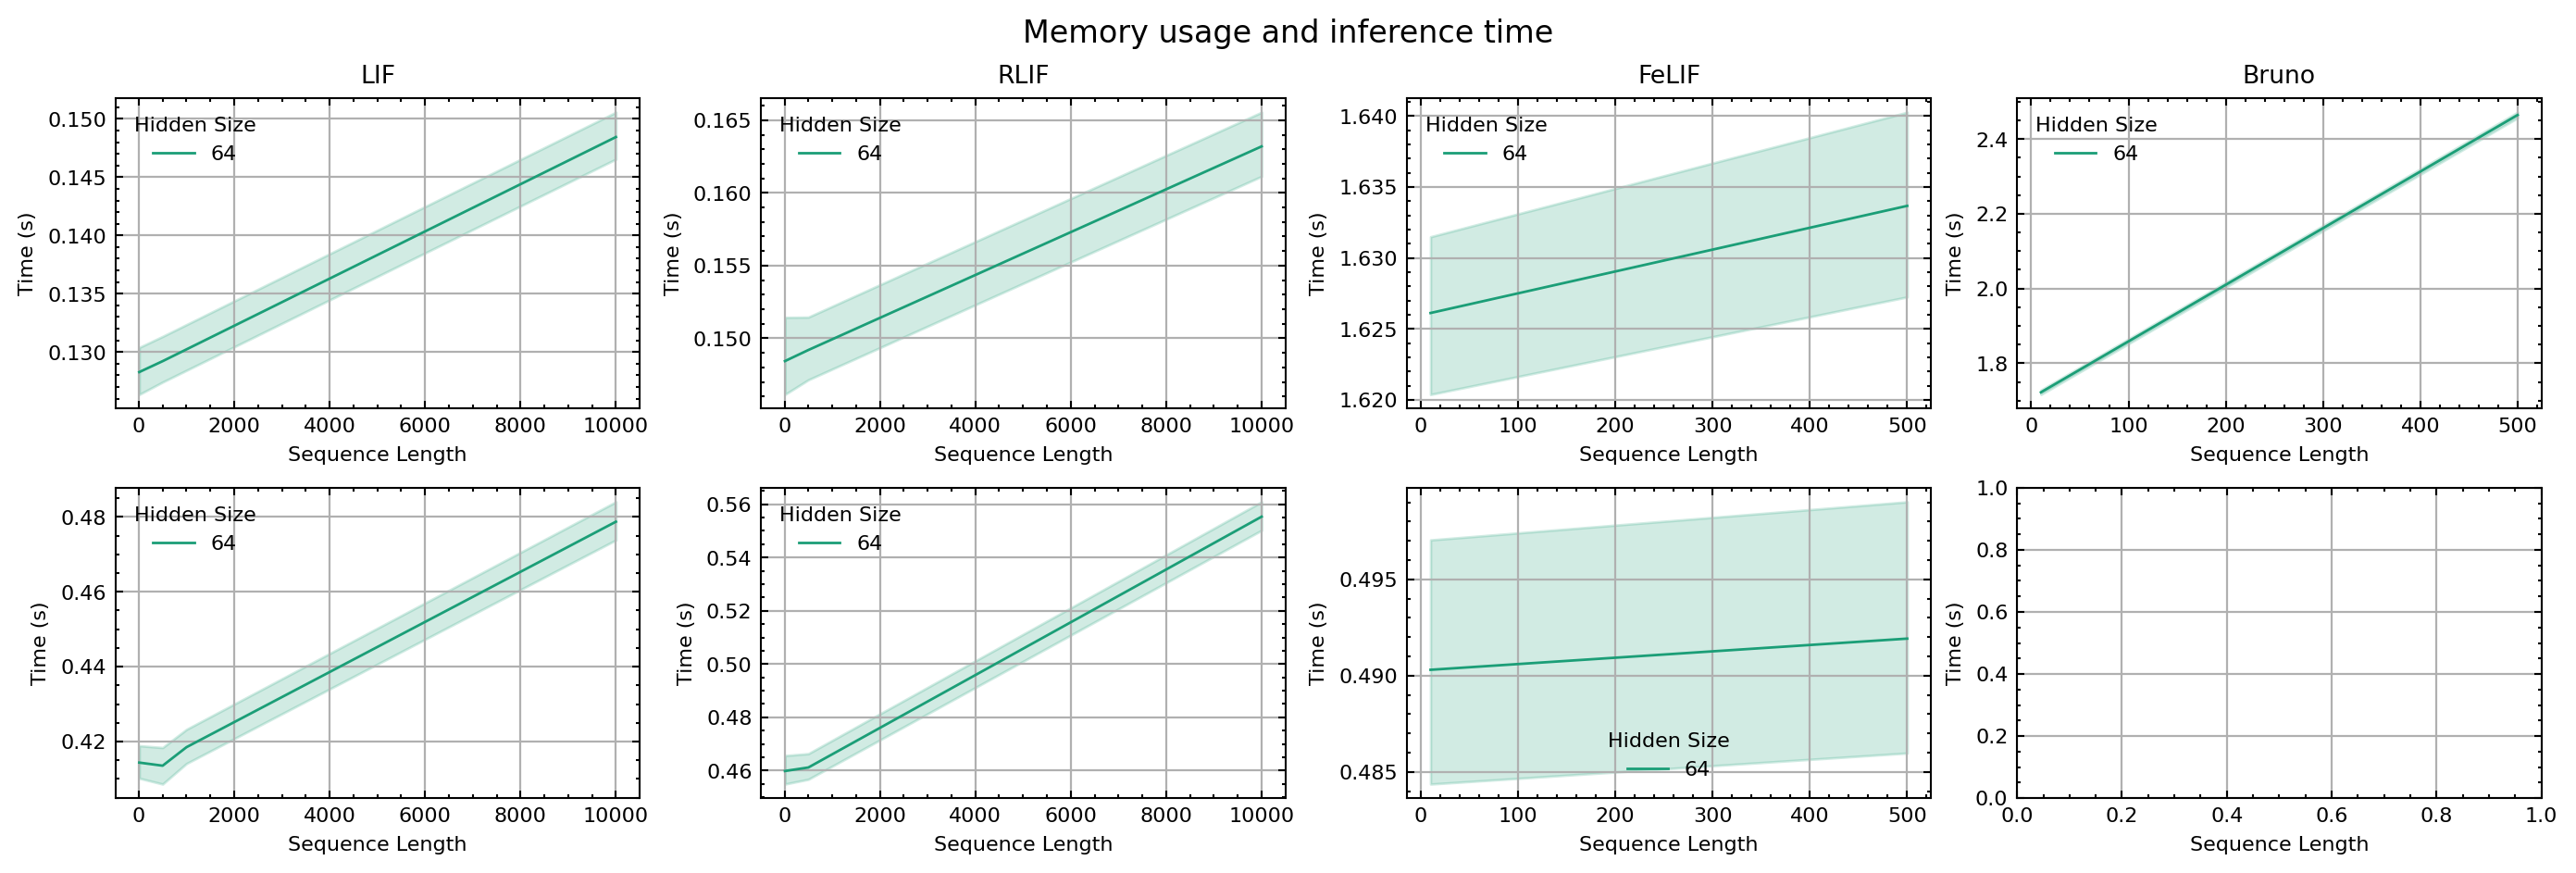
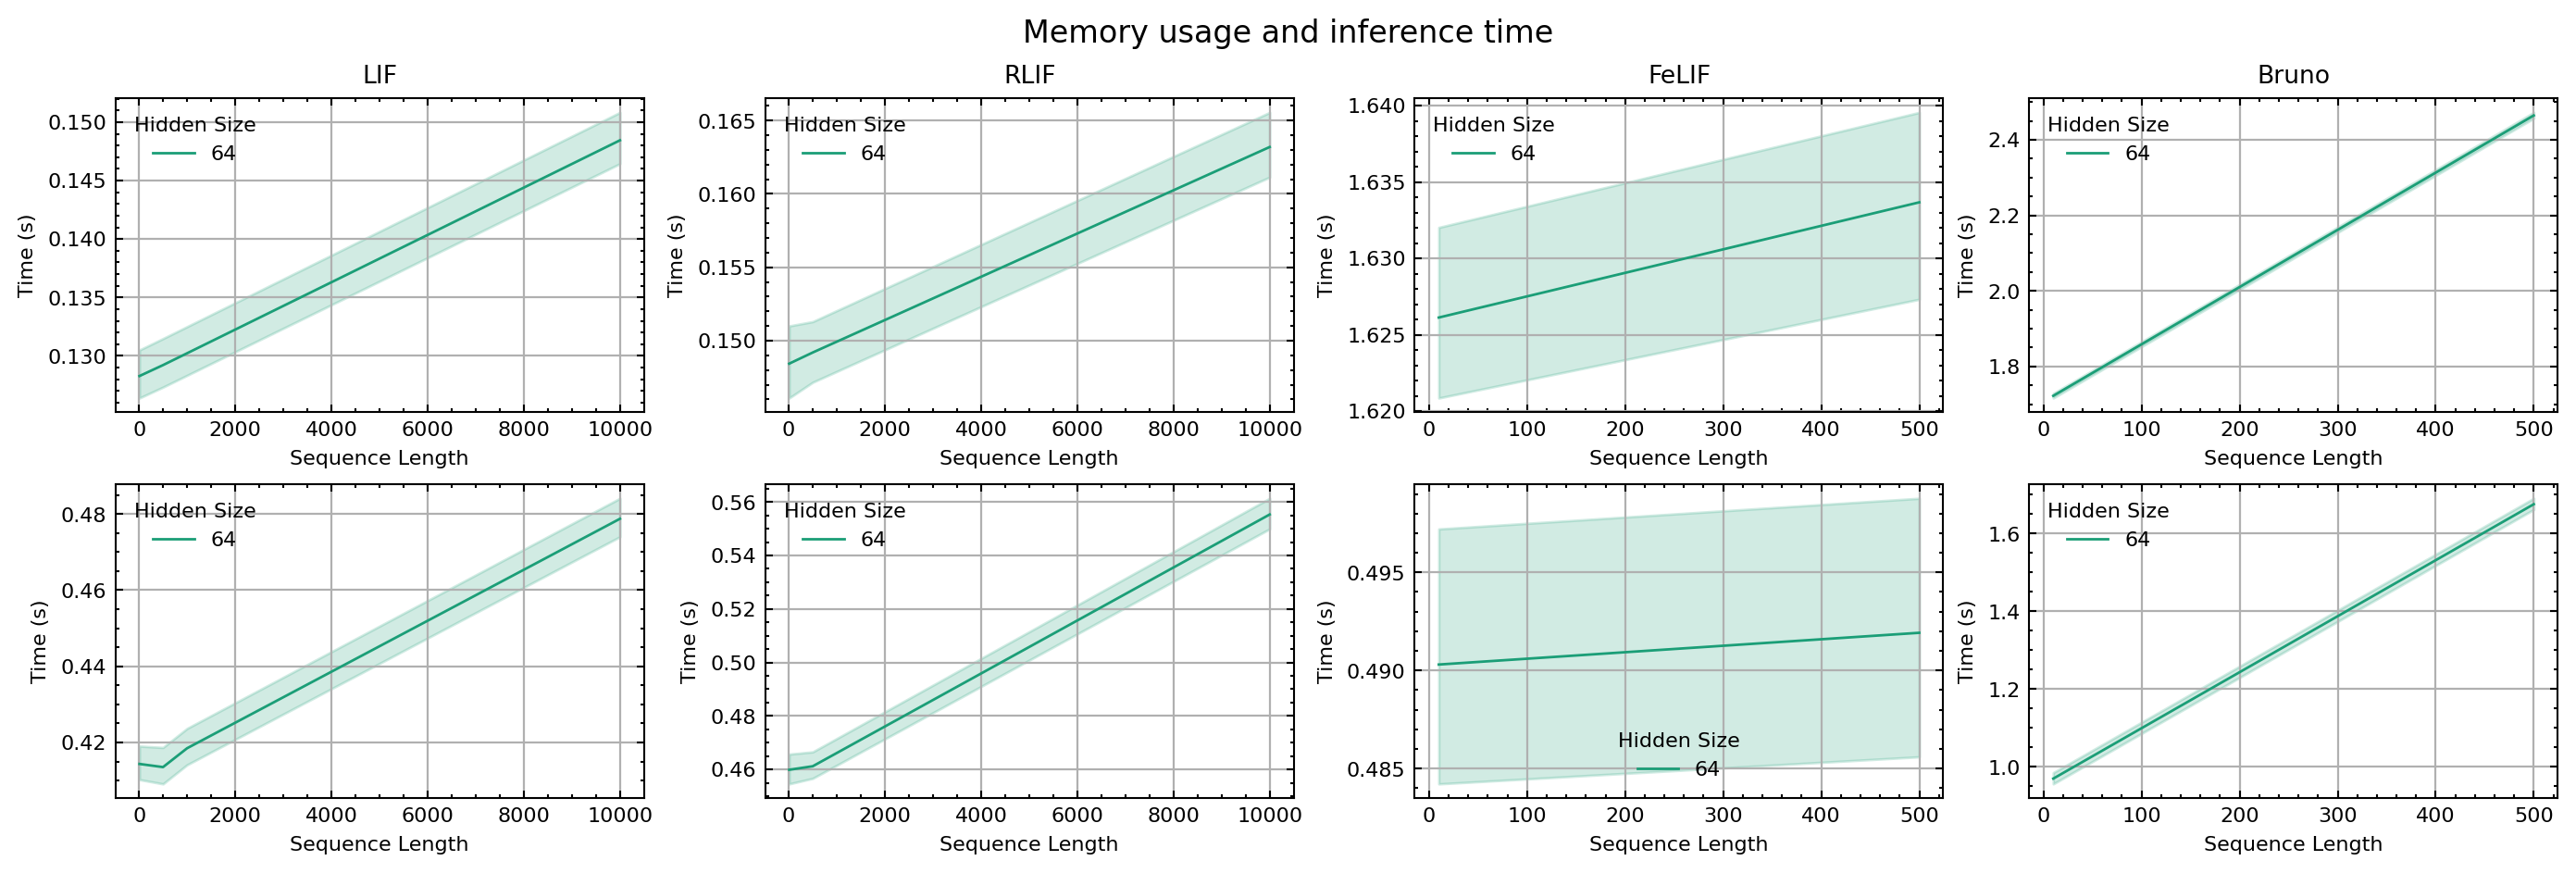
The notebook cell's code change between the first figure and the second:
--- before
+++ after
@@ -19,5 +19,5 @@
 with mpl.style.context("boilerplot.ieeetran"):
     fig, axs = plt.subplots(
-        2, len(models), figsize=(3.45 * len(models), 4.6), dpi=200, sharey=True
+        2, len(models), figsize=(3.45 * len(models), 4.6), dpi=200, sharey=False
     )
 

Commit: Reorganize code